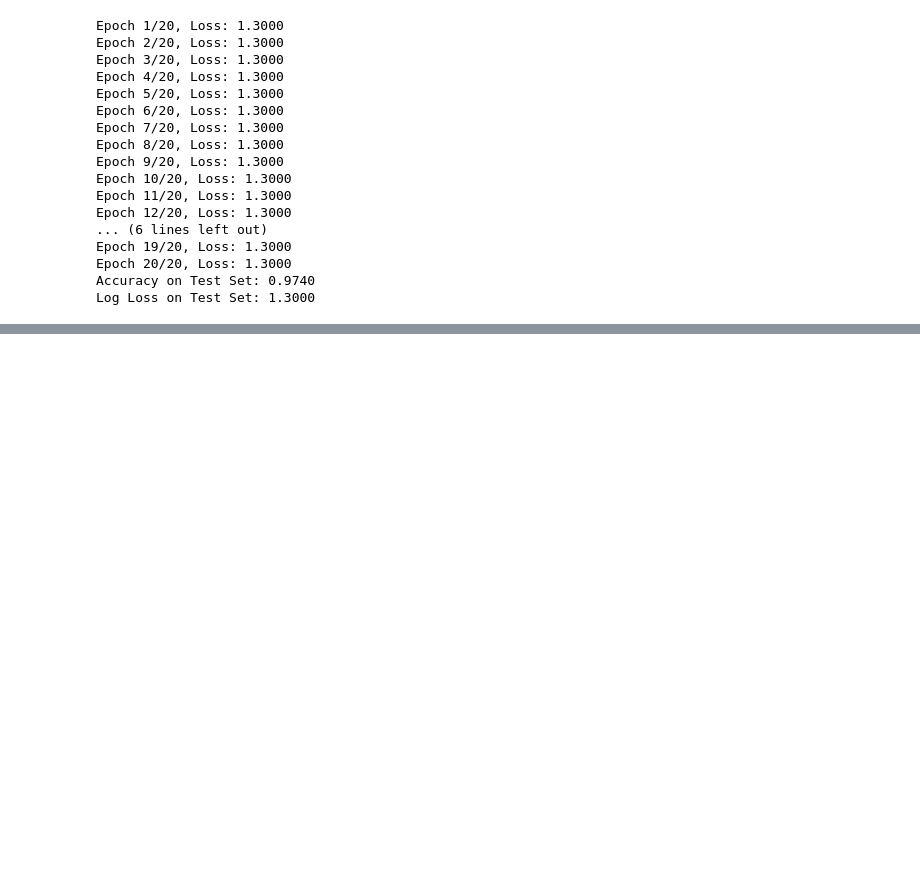
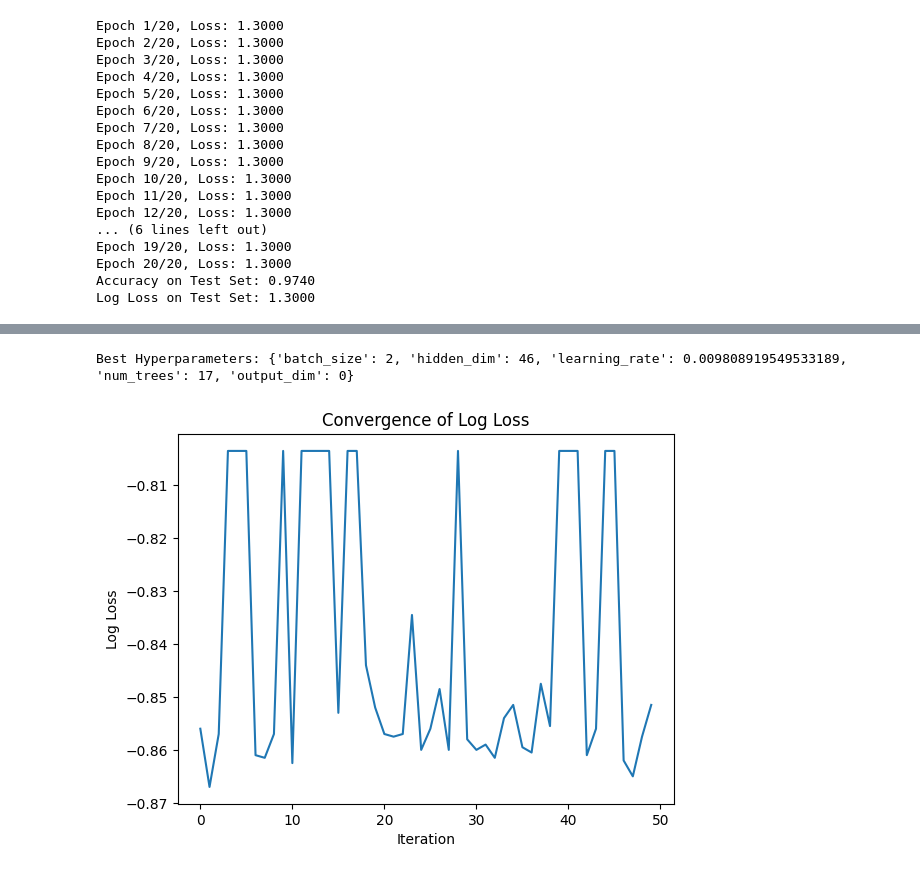
Before and after one commit to jpoolcen/homeworks, a Jupyter notebook: project_final/node.ipynb, the cells around one changed output, grey strips where cells are left out. Drawn from its saved outputs; the diff is of its cells as text; code cells hidden in the pictures; blank space fills up the shorter version.

```diff
--- a/project_final/node.ipynb
+++ b/project_final/node.ipynb
@@ -296,0 +349,58 @@ Log Loss on Test Set: 1.3000
+# %%
+## Objective function to optimization
+def objective(params):
+    hidden_dim = int(params['hidden_dim'])
+    num_trees = int(params['num_trees'])
+    output_dim = int(params['output_dim'])
+    learning_rate = params['learning_rate']
+    batch_size = int(params['batch_size'])
+
+
+    model = BinaryNODEModel(input_dim=X_train.shape[1], hidden_dim=hidden_dim, num_trees=num_trees)
+    criterion = nn.BCELoss()
+    optimizer = optim.Adam(model.parameters(), lr=learning_rate)
+
+    train_dataset = torch.utils.data.TensorDataset(X_train, y_train)
+    train_loader = torch.utils.data.DataLoader(train_dataset, batch_size=batch_size, shuffle=True)
+
+    model.train()
+    for epoch in range(10):  # 10 epochs para optimización
+        running_loss = 0.0
+        for inputs, labels in train_loader:
+            optimizer.zero_grad()
+            outputs = model(inputs)
+            loss = criterion(outputs, labels)
+            loss.backward()
+            optimizer.step()
+            running_loss += loss.item()
+
+    model.eval()
+    with torch.no_grad():
+        test_outputs = model(X_test)
+        log_loss_value = log_loss(y_test, test_outputs)
+        test_preds = (test_outputs >= 0.5).float()
+        accuracy = accuracy_score(y_test, test_preds)
+
+    return {'accuracy': accuracy,'loss':log_loss_value, 'status': STATUS_OK}
+
+# Paso 5: Optimización con hyperopt
+trials = Trials()
+best = fmin(fn=objective,
+            space=space,
+            algo=tpe.suggest,
+            max_evals=50,  # Número de evaluaciones
+            trials=trials)
+
+print("Best Hyperparameters:", best)
+# %% [output]
+Best Hyperparameters: {'batch_size': 2, 'hidden_dim': 46, 'learning_rate': 0.009808919549533189, 'num_trees': 17, 'output_dim': 0}
+# %%
+## Visualization of the loss and accuracy
+loss_values = [result['accuracy'] for result in trials.results]
+plt.plot(loss_values)
+plt.xlabel('Iteration')
+plt.ylabel('Log Loss')
+plt.title('Convergence of Log Loss')
+plt.show()
+# %% [output]
+[figure, added]
```
Also changed, not shown: parts of 12 cells of this notebook.
